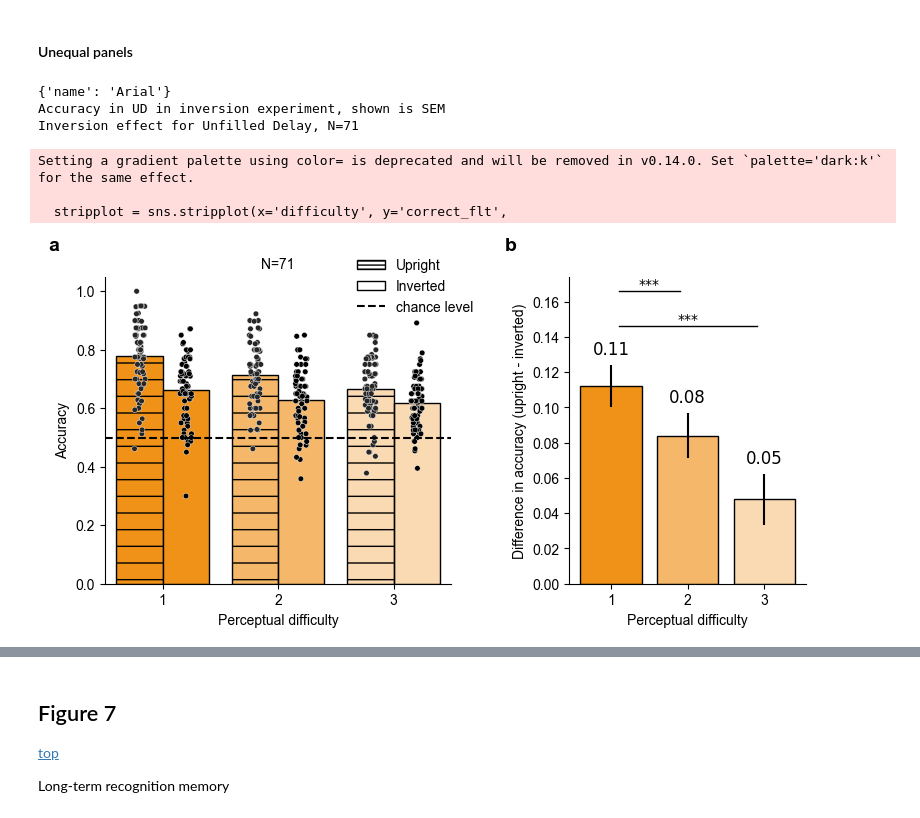
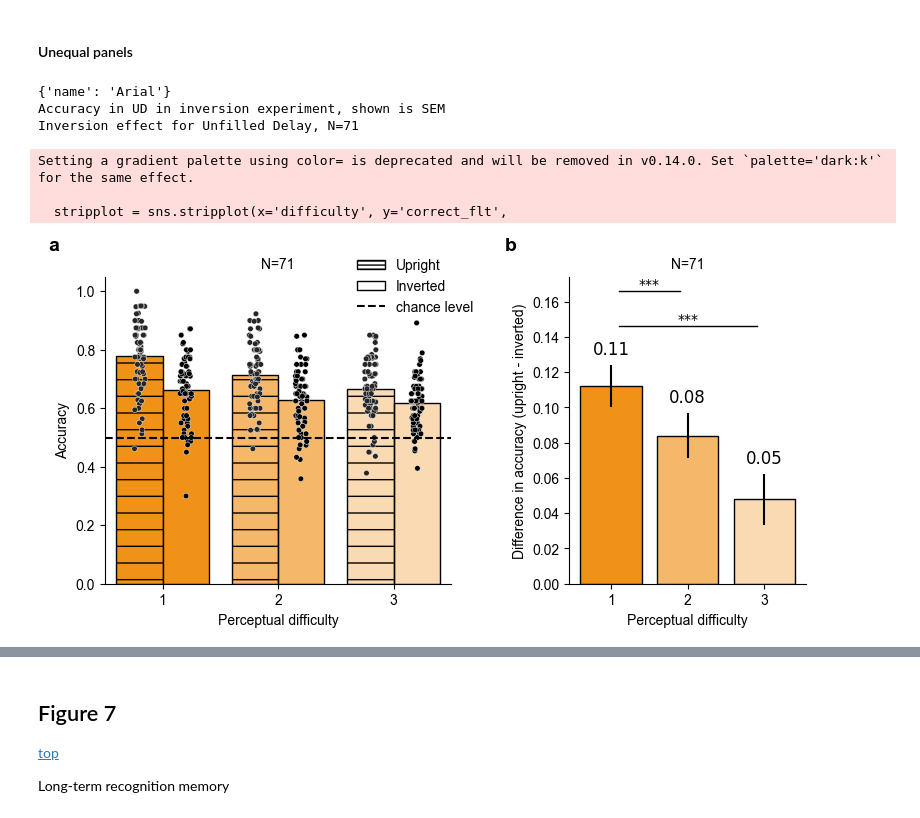
Before and after one commit to jankaWIS/FMP_paper, a Jupyter notebook: Figures/Figures_FMP_paper_2024.ipynb, the cells around one changed output, grey strips where cells are left out. Cells and saved outputs as stored; diff of their text form; code cells hidden in the pictures.

```diff
--- a/Figures/Figures_FMP_paper_2024.ipynb
+++ b/Figures/Figures_FMP_paper_2024.ipynb
@@ -1375,38 +1377,41 @@ barplot_inv = c.ax("inversion_effect").bar(["1", "2", "3"],
           color=get_flattened_palette(['delay']), edgecolor='k',
        )
 
+
+
+
 # https://matplotlib.org/stable/gallery/lines_bars_and_markers/bar_label_demo.html
 c.ax("inversion_effect").bar_label(barplot_inv, fmt='%0.2f', padding=5, size=12)
 
 
 c.ax("inversion_effect").set_ylabel('Difference in accuracy (upright - inverted)')
 c.ax("inversion_effect").set_xlabel('Perceptual difficulty')
 # plt.setp(c.ax("inversion_effect").get_xticklabels(), rotation=rot, horizontalalignment='right', size=10)
-
+c.ax("inversion_effect").set_title(f"N={df_dic['dataset_6'].userID.unique().size}")
 
 ## add significance
 for idx, row in posthoc_difficulty.iterrows():
     # plot only significant
     if row['p-tukey']<0.05:
         plot_significance_pairs(row['A']-1,#np.where(c.ax(f"d_prime_{i}").get_xticklabels() == row['A'])[0],
                                 row['B']-1,
                                 row['p-tukey'], c.ax("inversion_effect"), yerr=True, dh=-0.45, barh=0, x_offset=0.1)
 
 
 for ax in c.axes.values():
     sns.despine(ax=ax)
 
 
 # c.debug_grid(Vector(0.5,0.5,"cm"))
 c.show()
 #
-c.save(os.path.join(path_figures, "Fig6", 'Figure_6.png'), dpi=300)#, bbox_inches="tight")
-c.save(os.path.join(path_figures, "Fig6", 'Figure_6.pdf'), dpi=300)#, bbox_inches="tight")
+# c.save(os.path.join(path_figures, "Fig6", 'Figure_6.png'), dpi=300)#, bbox_inches="tight")
+# c.save(os.path.join(path_figures, "Fig6", 'Figure_6.pdf'), dpi=300)#, bbox_inches="tight")
 # %% [output]
 {'name': 'Arial'}
 Accuracy in UD in inversion experiment, shown is SEM
 Inversion effect for Unfilled Delay, N=71
 Setting a gradient palette using color= is deprecated and will be removed in v0.14.0. Set `palette='dark:k'` for the same effect.
 
   stripplot = sns.stripplot(x='difficulty', y='correct_flt',
-[figure, old version]
+[figure, new version]
```
Also changed, not shown: parts of 6 cells of this notebook, 11 other files.
